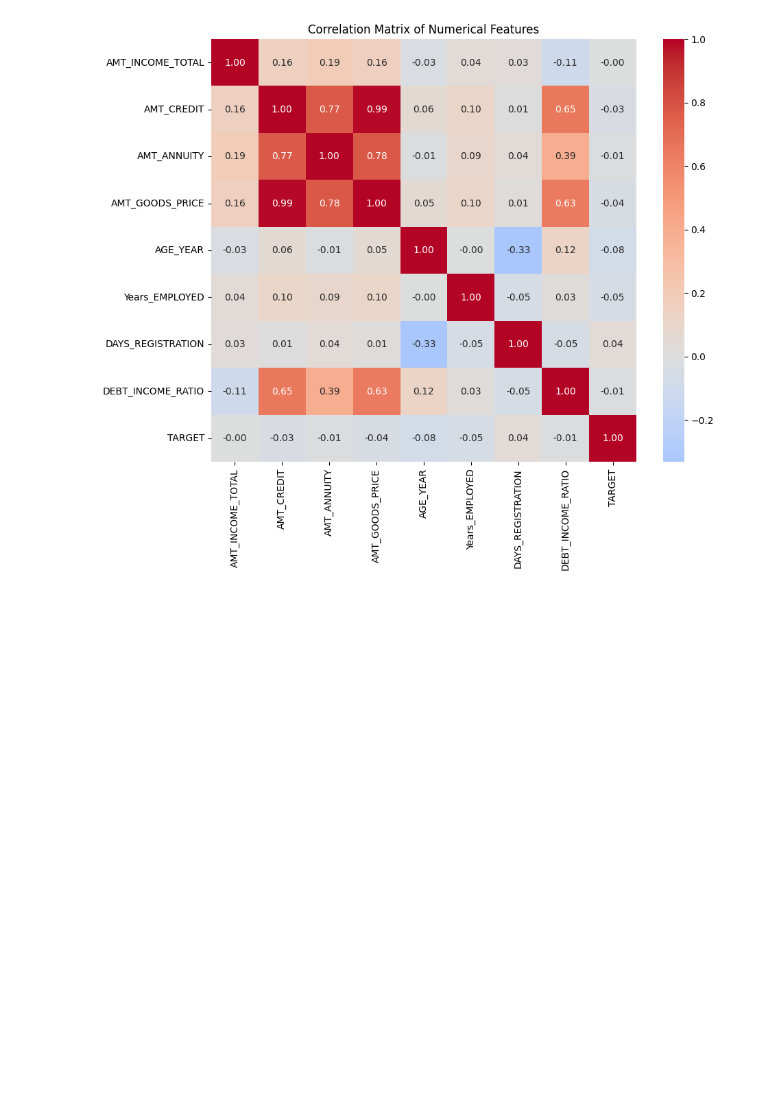
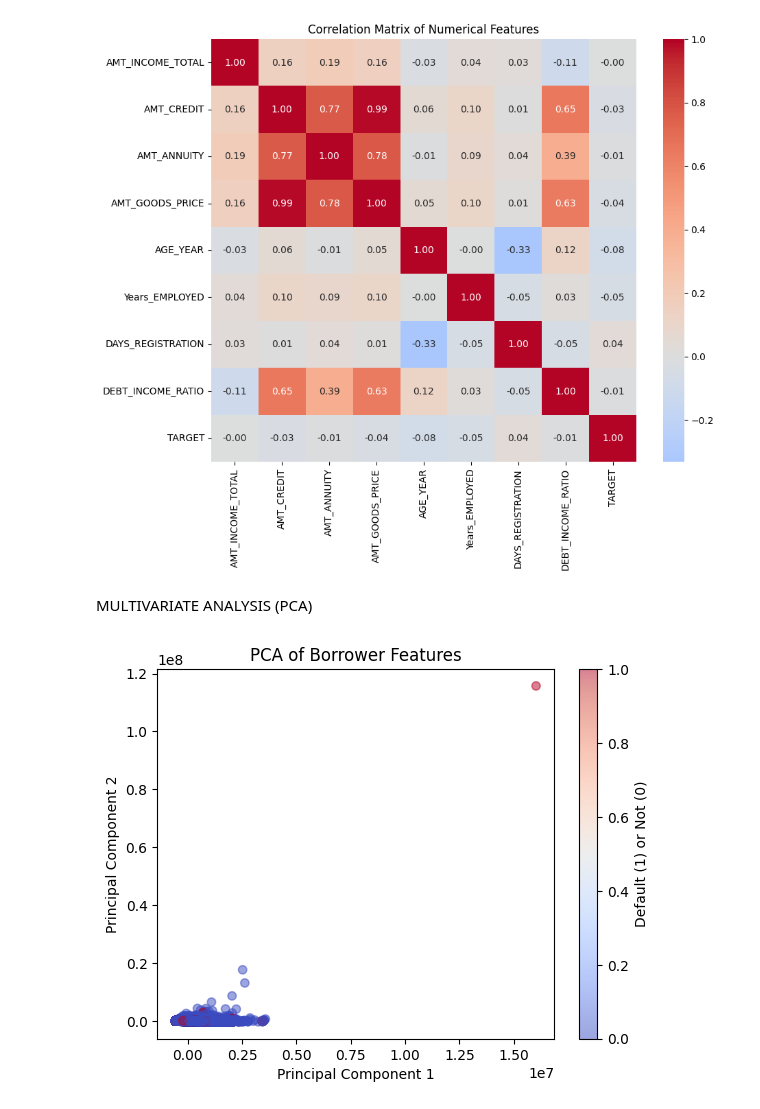
Before and after one commit to atharva3428/home-credit-analysis, a Jupyter notebook: analysis.ipynb, the cells around one changed output. Drawn from its saved outputs; the diff is of its cells as text; code cells hidden in the pictures; blank space fills up the shorter version.

```diff
--- a/analysis.ipynb
+++ b/analysis.ipynb
@@ -332,3 +332,20 @@ plt.title('Correlation Matrix of Numerical Features')
 plt.show()
 # %% [output]
 [figure]
+# %% [markdown]
+MULTIVARIATE ANALYSIS (PCA)
+# %%
+from sklearn.decomposition import PCA
+import matplotlib.pyplot as plt
+
+X = df[['AMT_INCOME_TOTAL', 'AMT_CREDIT', 'AMT_ANNUITY', 'AGE_YEAR', 'DEBT_INCOME_RATIO']].dropna()
+pca = PCA(n_components=2)
+components = pca.fit_transform(X)
+plt.scatter(components[:, 0], components[:, 1], c=df.loc[X.index, 'TARGET'], cmap='coolwarm', alpha=0.5)
+plt.title('PCA of Borrower Features')
+plt.xlabel('Principal Component 1')
+plt.ylabel('Principal Component 2')
+plt.colorbar(label='Default (1) or Not (0)')
+plt.show()
+# %% [output]
+[figure, added]
```
Also changed, not shown: parts of 2 cells of this notebook.
